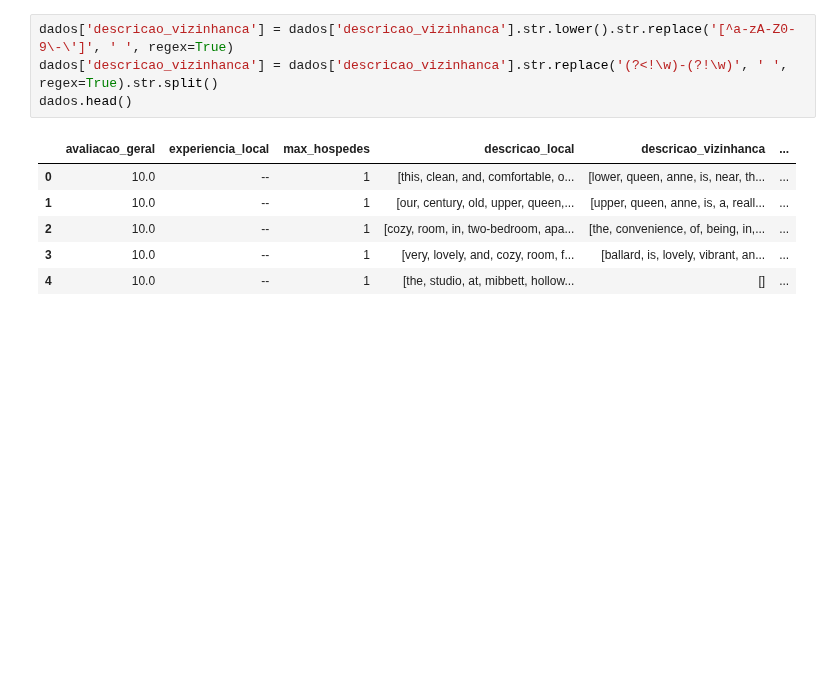
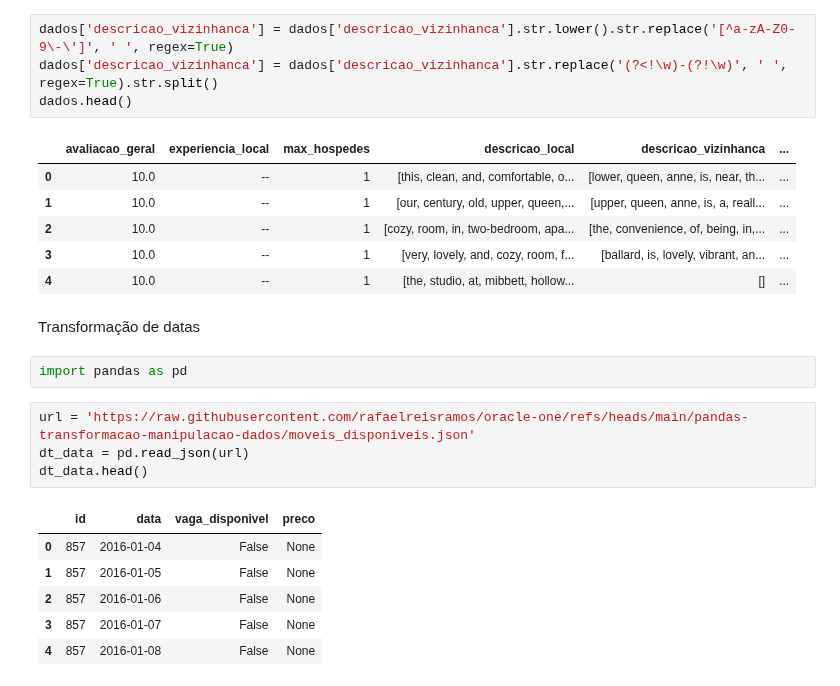
Before and after one commit to rafaelreisramos/oracle-one, a Jupyter notebook: pandas-transformacao-manipulacao-dados/precificacao_inteligente.ipynb, the cells around one changed output. Cells and saved outputs as stored; diff of their text form; blank space fills up the shorter version.

Commit message:
Dados de tempo

```diff
--- a/pandas-transformacao-manipulacao-dados/precificacao_inteligente.ipynb
+++ b/pandas-transformacao-manipulacao-dados/precificacao_inteligente.ipynb
@@ -246,3 +246,18 @@ dados.head()
 | 2 | 10.0 | -- | 1 | [cozy, room, in, two-bedroom, apa... | [the, convenience, of, being, in,... | ... |
 | 3 | 10.0 | -- | 1 | [very, lovely, and, cozy, room, f... | [ballard, is, lovely, vibrant, an... | ... |
 | 4 | 10.0 | -- | 1 | [the, studio, at, mibbett, hollow... | [] | ... |
+# %% [markdown]
+Transformação de datas
+# %%
+import pandas as pd
+# %%
+url = 'https://raw.githubusercontent.com/rafaelreisramos/oracle-one/refs/heads/main/pandas-transformacao-manipulacao-dados/moveis_disponiveis.json'
+dt_data = pd.read_json(url)
+dt_data.head()
+# %% [output]
+|  | id | data | vaga_disponivel | preco |
+| 0 | 857 | 2016-01-04 | False | None |
+| 1 | 857 | 2016-01-05 | False | None |
+| 2 | 857 | 2016-01-06 | False | None |
+| 3 | 857 | 2016-01-07 | False | None |
+| 4 | 857 | 2016-01-08 | False | None |
```
Also changed, not shown: parts of 8 cells of this notebook.
